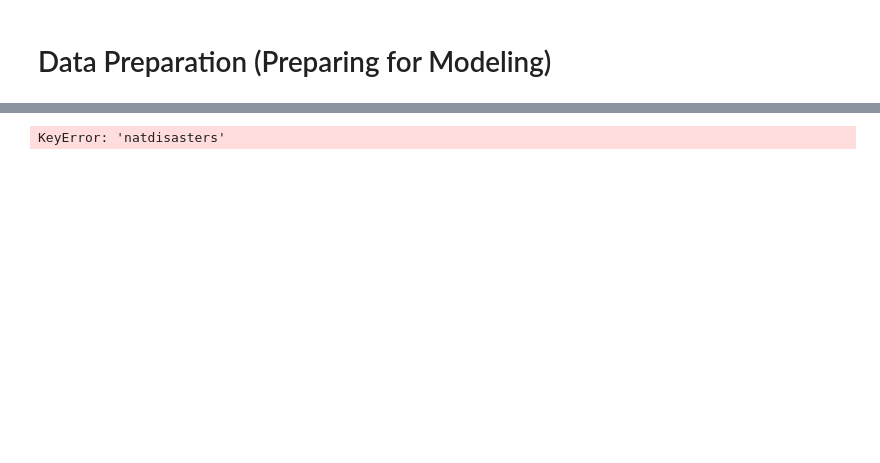
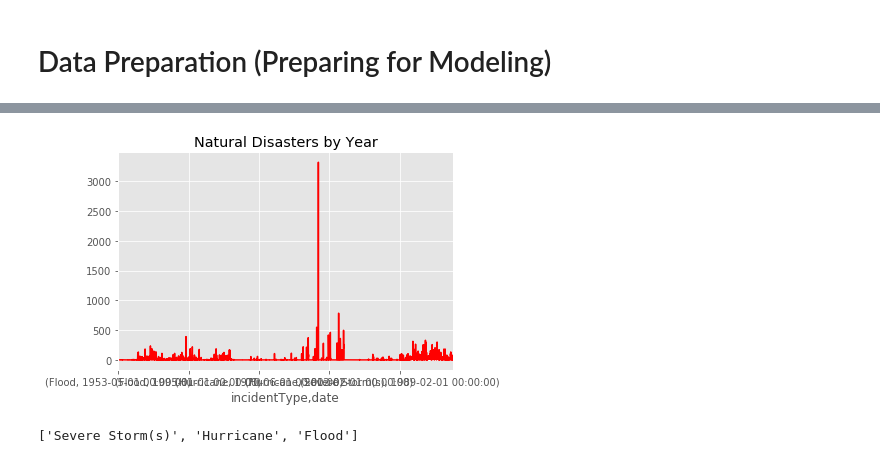
Before and after one commit to rachelbeery/dsc-phase-4-project, a Jupyter notebook: Time_Series_FEMA_Emergency_Declarations.ipynb, the cells around one changed output, grey strips where cells are left out. Cells and saved outputs as stored; diff of their text form; code cells hidden in the pictures; blank space fills up the shorter version.

```diff
--- a/Time_Series_FEMA_Emergency_Declarations.ipynb
+++ b/Time_Series_FEMA_Emergency_Declarations.ipynb
@@ -692,0 +657,2 @@ memory usage: 9.6+ MB
+# %%
+freq = 'MS'
@@ -693,8 +670,12 @@ memory usage: 9.6+ MB
 # %%
-ts_natdisasters = df['natdisasters'].resample('A').count()['id']
+ts_natdisasters = df.groupby(['incidentType']).resample(freq).count()['id']
 ts_natdisasters.plot.line(color='red')
 plt.title('Natural Disasters by Year')
 plt.savefig('natdisasters-by-year')
 plt.show()
 # %% [output]
-KeyError: 'natdisasters'
+[figure, added]
+# %%
+natdisasters
+# %% [output]
+['Severe Storm(s)', 'Hurricane', 'Flood']
```
Also changed, not shown: parts of 73 cells of this notebook.
